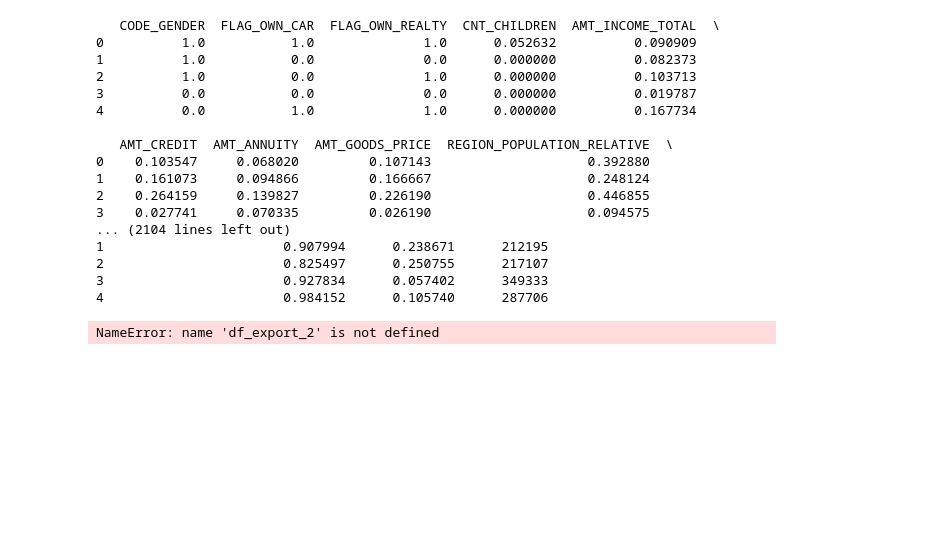
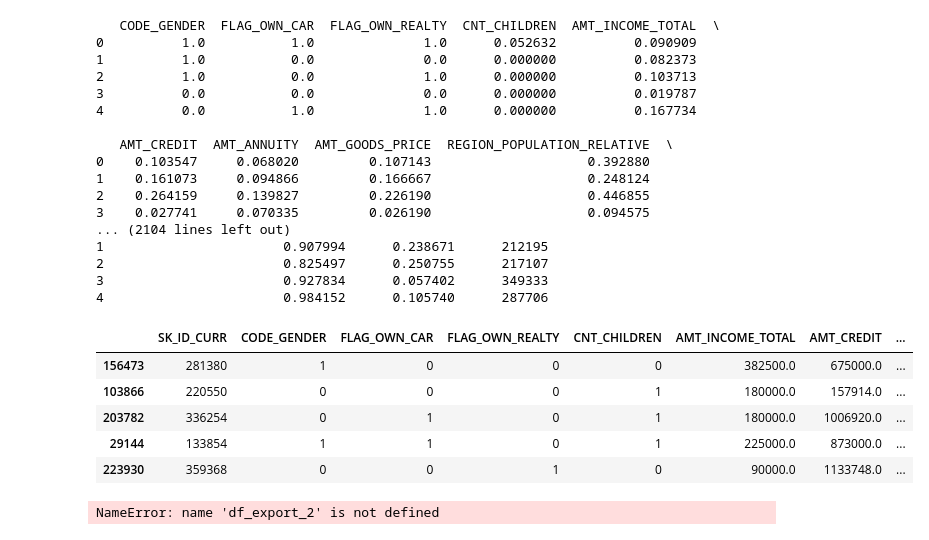
Before and after one commit to maugendreIOD/Projet-7---Git-repository, a Jupyter notebook: Feature Engineering.ipynb, the cells around one changed output. Cells and saved outputs as stored; diff of their text form; code cells hidden in the pictures; blank space fills up the shorter version.

```diff
--- a/Feature Engineering.ipynb
+++ b/Feature Engineering.ipynb
@@ -2209,6 +2209,15 @@ print(X_test_df.head())
 #df_safe = df_export.fillna(-9999)
 df_safe = df_export.replace(True,1)
 df_safe = df_safe.replace(False,0)
+# %%
+df_safe.head()
+# %% [output]
+|  | SK_ID_CURR | CODE_GENDER | FLAG_OWN_CAR | FLAG_OWN_REALTY | CNT_CHILDREN | AMT_INCOME_TOTAL | AMT_CREDIT | ... |
+| 156473 | 281380 | 1 | 0 | 0 | 0 | 382500.0 | 675000.0 | ... |
+| 103866 | 220550 | 0 | 0 | 0 | 1 | 180000.0 | 157914.0 | ... |
+| 203782 | 336254 | 0 | 1 | 0 | 1 | 180000.0 | 1006920.0 | ... |
+| 29144 | 133854 | 1 | 1 | 0 | 1 | 225000.0 | 873000.0 | ... |
+| 223930 | 359368 | 0 | 0 | 1 | 0 | 90000.0 | 1133748.0 | ... |
 # %%
 #Sauvegarder le DataFrame en un fichier JSON
 df_safe.to_json("df_export.json", orient="records", indent=4)
```
Also changed, not shown: 2 other files.
